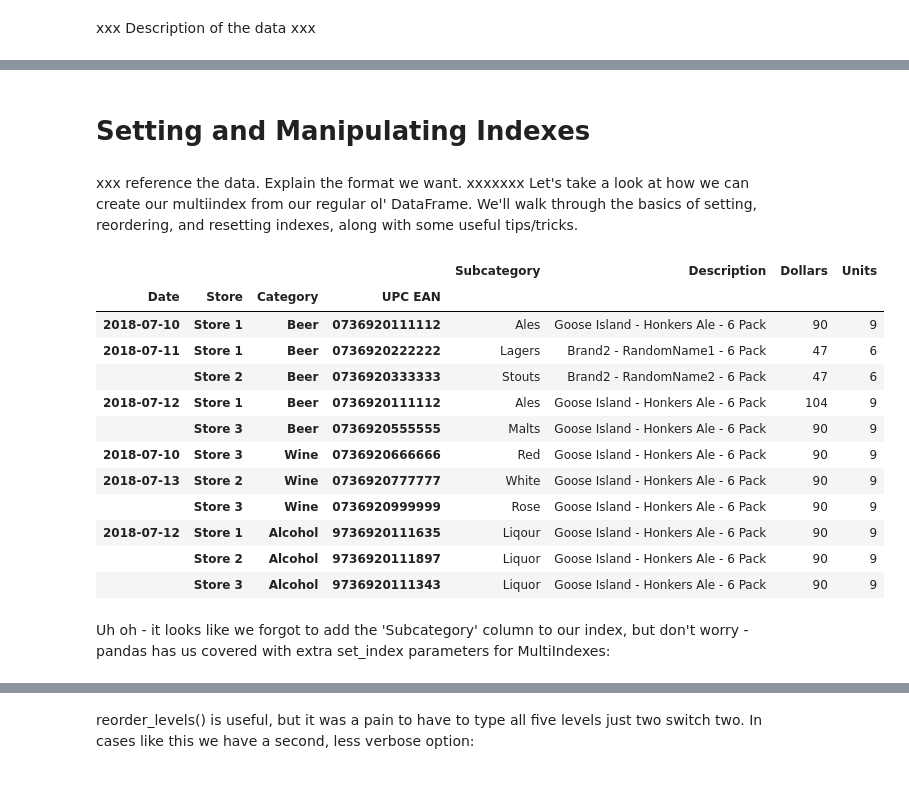
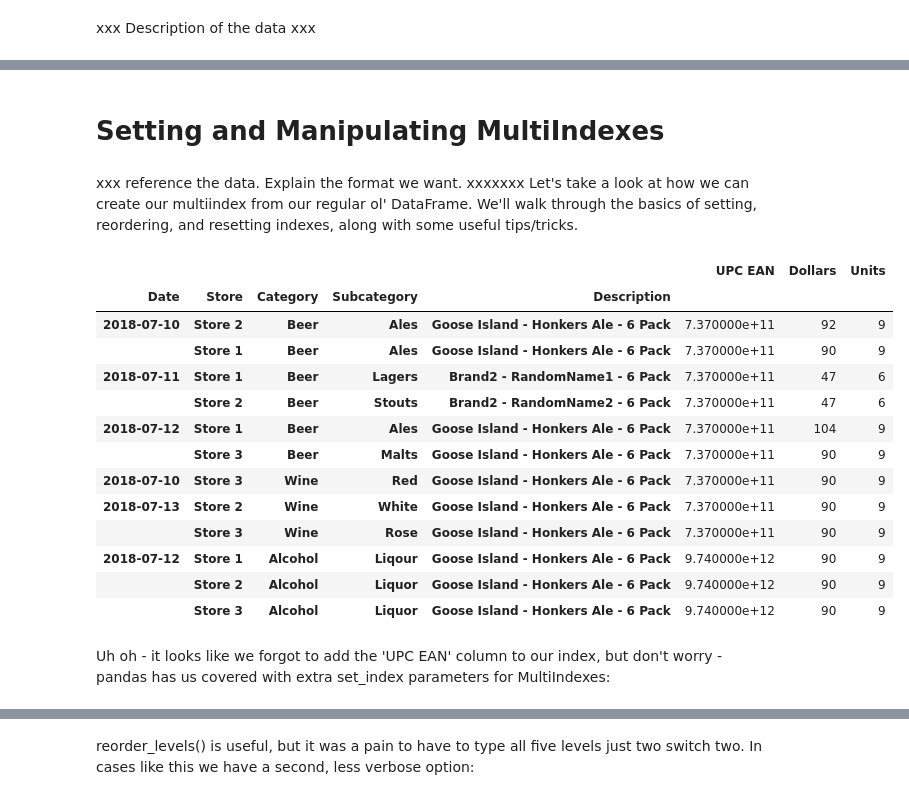
Before and after one commit to ZaxR/pandas_multiindex_tutorial, a Jupyter notebook: Pandas MultiIndex Tutorial.ipynb, the cells around one changed output, grey strips where cells are left out. Drawn from its saved outputs; the diff is of its cells as text; code cells hidden in the pictures.

Commit message:
Added understanding, columns, and csv sections

```diff
--- a/Pandas MultiIndex Tutorial.ipynb
+++ b/Pandas MultiIndex Tutorial.ipynb
@@ -62,0 +37,3 @@ df
+# %%
+df = pd.read_csv('data.csv', parse_dates=['Date'])
+df
@@ -63,27 +54,28 @@ df
 # %% [markdown]
-# Setting and Manipulating Indexes
+# Setting and Manipulating MultiIndexes
 # %% [markdown]
 xxx reference the data. Explain the format we want. xxxxxxx Let's take a look at how we can create our multiindex from our regular ol' DataFrame. We'll walk through the basics of setting, reordering, and resetting indexes, along with some useful tips/tricks.
 # %%
 # Set just like the index for a DataFrame...
 # ...except we give a list of column names instead of a single string column name
-df.set_index(['Date', 'Store', 'Category', 'UPC EAN'], inplace=True)
+df.set_index(['Date', 'Store', 'Category', 'Subcategory', 'Description'], inplace=True)
 df
 # %% [output]
-|  |  |  |  | Subcategory | Description | Dollars | Units |
-| Date | Store | Category | UPC EAN |  |  |  |  |
-| 2018-07-10 | Store 1 | Beer | 0736920111112 | Ales | Goose Island - Honkers Ale - 6 Pack | 90 | 9 |
-| 2018-07-11 | Store 1 | Beer | 0736920222222 | Lagers | Brand2 - RandomName1 - 6 Pack | 47 | 6 |
-|  | Store 2 | Beer | 0736920333333 | Stouts | Brand2 - RandomName2 - 6 Pack | 47 | 6 |
-| 2018-07-12 | Store 1 | Beer | 0736920111112 | Ales | Goose Island - Honkers Ale - 6 Pack | 104 | 9 |
-|  | Store 3 | Beer | 0736920555555 | Malts | Goose Island - Honkers Ale - 6 Pack | 90 | 9 |
-| 2018-07-10 | Store 3 | Wine | 0736920666666 | Red | Goose Island - Honkers Ale - 6 Pack | 90 | 9 |
-| 2018-07-13 | Store 2 | Wine | 0736920777777 | White | Goose Island - Honkers Ale - 6 Pack | 90 | 9 |
-|  | Store 3 | Wine | 0736920999999 | Rose | Goose Island - Honkers Ale - 6 Pack | 90 | 9 |
-| 2018-07-12 | Store 1 | Alcohol | 9736920111635 | Liqour | Goose Island - Honkers Ale - 6 Pack | 90 | 9 |
-|  | Store 2 | Alcohol | 9736920111897 | Liquor | Goose Island - Honkers Ale - 6 Pack | 90 | 9 |
-|  | Store 3 | Alcohol | 9736920111343 | Liquor | Goose Island - Honkers Ale - 6 Pack | 90 | 9 |
+|  |  |  |  |  | UPC EAN | Dollars | Units |
+| Date | Store | Category | Subcategory | Description |  |  |  |
+| 2018-07-10 | Store 2 | Beer | Ales | Goose Island - Honkers Ale - 6 Pack | 7.370000e+11 | 92 | 9 |
+|  | Store 1 | Beer | Ales | Goose Island - Honkers Ale - 6 Pack | 7.370000e+11 | 90 | 9 |
+| 2018-07-11 | Store 1 | Beer | Lagers | Brand2 - RandomName1 - 6 Pack | 7.370000e+11 | 47 | 6 |
+|  | Store 2 | Beer | Stouts | Brand2 - RandomName2 - 6 Pack | 7.370000e+11 | 47 | 6 |
+| 2018-07-12 | Store 1 | Beer | Ales | Goose Island - Honkers Ale - 6 Pack | 7.370000e+11 | 104 | 9 |
+|  | Store 3 | Beer | Malts | Goose Island - Honkers Ale - 6 Pack | 7.370000e+11 | 90 | 9 |
+| 2018-07-10 | Store 3 | Wine | Red | Goose Island - Honkers Ale - 6 Pack | 7.370000e+11 | 90 | 9 |
+| 2018-07-13 | Store 2 | Wine | White | Goose Island - Honkers Ale - 6 Pack | 7.370000e+11 | 90 | 9 |
+|  | Store 3 | Wine | Rose | Goose Island - Honkers Ale - 6 Pack | 7.370000e+11 | 90 | 9 |
+| 2018-07-12 | Store 1 | Alcohol | Liqour | Goose Island - Honkers Ale - 6 Pack | 9.740000e+12 | 90 | 9 |
+|  | Store 2 | Alcohol | Liquor | Goose Island - Honkers Ale - 6 Pack | 9.740000e+12 | 90 | 9 |
+|  | Store 3 | Alcohol | Liquor | Goose Island - Honkers Ale - 6 Pack | 9.740000e+12 | 90 | 9 |
 # %% [markdown]
-Uh oh - it looks like we forgot to add the 'Subcategory' column to our index, but don't worry - pandas has us covered with extra set_index parameters for MultiIndexes:
+Uh oh - it looks like we forgot to add the 'UPC EAN' column to our index, but don't worry - pandas has us covered with extra set_index parameters for MultiIndexes:
 # %%
 # We can append a column to our existing index
```
Also changed, not shown: parts of 35 cells of this notebook, 2 other files.
